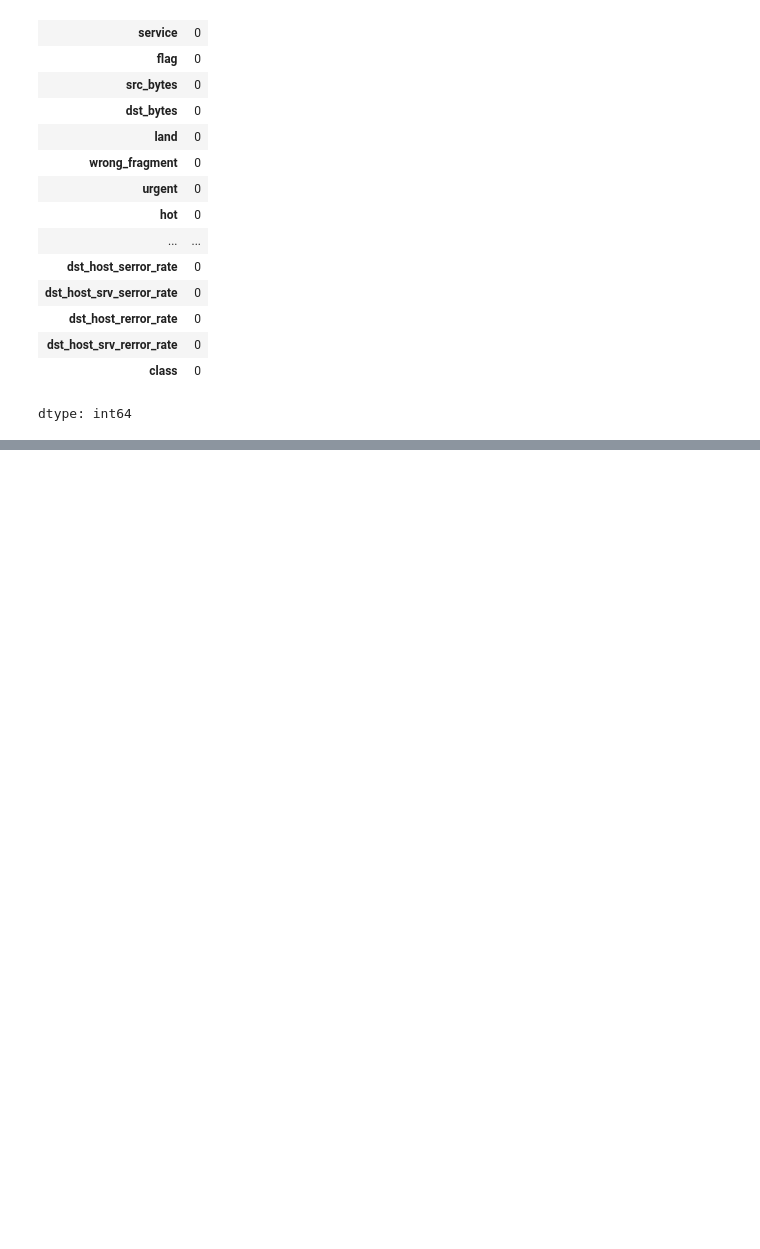
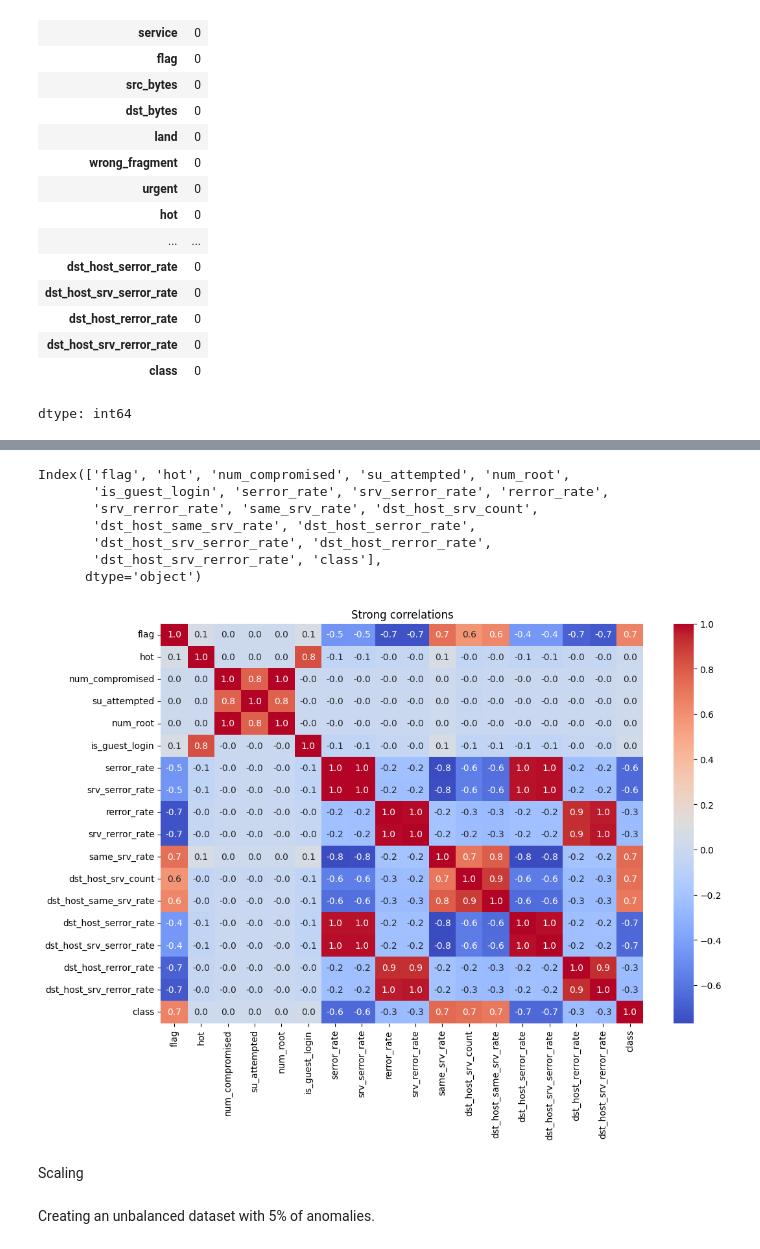
Before and after one commit to arch8080/Network-Intrusion-Detection, a Jupyter notebook: Network_Intrusion.ipynb, the cells around one changed output, grey strips where cells are left out. Drawn from its saved outputs; the diff is of its cells as text; code cells hidden in the pictures; blank space fills up the shorter version.

```diff
--- a/Network_Intrusion.ipynb
+++ b/Network_Intrusion.ipynb
@@ -429,0 +205,29 @@ f1s.plot(kind = "bar",  ylim=[80,100], figsize=(10,6), rot=0)
+# %%
+# only strong correlations
+corr_matrix = train.corr()
+threshold = 0.7
+
+# Create a mask for values above the threshold or below the negative threshold, excluding self-correlation
+mask = np.abs(corr_matrix) >= threshold
+np.fill_diagonal(mask.values, False)
+
+# Filter the columns and rows based on the mask
+filtered_columns = corr_matrix.columns[mask.any()]
+filtered_corr = corr_matrix.loc[filtered_columns, filtered_columns]
+
+print(filtered_columns)
+
+# Plot the heatmap
+plt.figure(figsize=(12, 8))
+sns.heatmap(filtered_corr, annot=True, fmt=".1f", cmap='coolwarm')
+plt.title('Strong correlations')
+plt.show()
+# %% [output]
+Index(['flag', 'hot', 'num_compromised', 'su_attempted', 'num_root',
+       'is_guest_login', 'serror_rate', 'srv_serror_rate', 'rerror_rate',
+       'srv_rerror_rate', 'same_srv_rate', 'dst_host_srv_count',
+       'dst_host_same_srv_rate', 'dst_host_serror_rate',
+       'dst_host_srv_serror_rate', 'dst_host_rerror_rate',
+       'dst_host_srv_rerror_rate', 'class'],
+      dtype='object')
+[figure, added]
@@ -429,0 +238,2 @@ f1s.plot(kind = "bar",  ylim=[80,100], figsize=(10,6), rot=0)
+# %% [markdown]
+Scaling
@@ -429,0 +245,2 @@ f1s.plot(kind = "bar",  ylim=[80,100], figsize=(10,6), rot=0)
+# %% [markdown]
+Creating an unbalanced dataset with 5% of anomalies.
```
Also changed, not shown: parts of 55 cells of this notebook.
